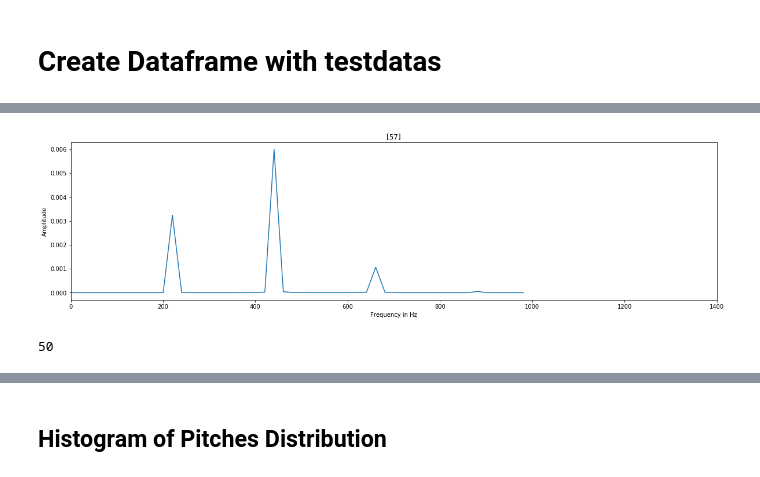
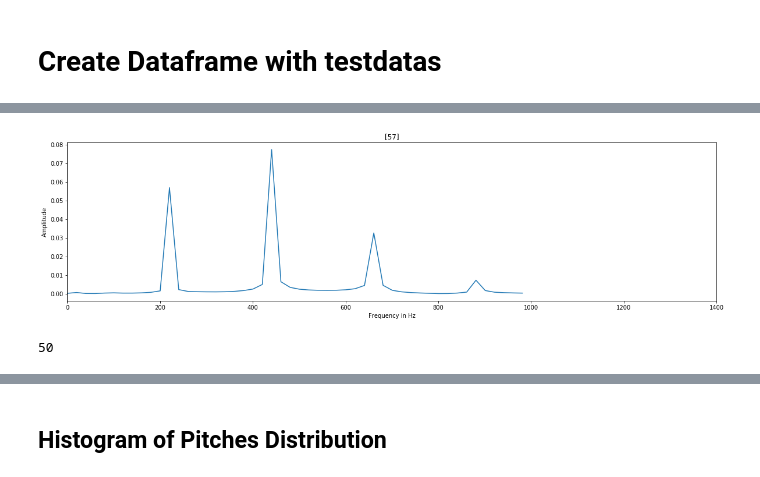
Before and after one commit to deiruch/AMt, a Jupyter notebook: AMt.ipynb, the cells around one changed output, grey strips where cells are left out. Saved outputs shown, nothing was run; the diff lists cells and outputs as text; code cells hidden in the pictures.

```diff
--- a/AMt.ipynb
+++ b/AMt.ipynb
@@ -146,6 +374,19 @@ def norm_vec(vector):
 - alle werte von fft quadrieren + summe bilden -> darf nicht mehr als 1 geben!
 # %%
 def read_xml_to_df(path, df_cols, offset_sec, duration_sec, sampl_fac):
+    """ Converts an xml file to a dataframe.
+
+    Args:
+        path(str): The path where the xml is located
+        df_cols(list): A list of strings which the dataframe should contain of.
+        offset_sec(float): The onset where the signal starts.
+        duration_sec(float): The duration of the signal
+        sampl_fac(int): A number n where it lowers the sample datapoints to 1/n
+
+    Returns:
+        df(data frame): The converted xml file as a dataframe.
+
+    """
     dataset = re.search(r'dataset.*\b', path).group(0)
     path_xml = path + "annotation"
     path_wav = path + "audio"
@@ -188,7 +429,7 @@ def read_xml_to_df(path, df_cols, offset_sec, duration_sec, sampl_fac):
 
                             # Calc FFT
                             #freq, fourier = new_fft(data_down, rate_down)
-                            freq, fourier = new_fft(date_snip, rate_snip)
+                            freq, fourier = new_fft(data_snip, rate_snip)
 
                         elif elem == 'amplitude':
                             event_data.append(fourier[:50])
@@ -373,12 +586,0 @@ print(norm2)
-# %%
-x_vec = []
-for vector in range(len(df_test.amplitude)):
-    vect = normalise(df_test.amplitude[vector])
-
-    x_vec.append(vect)
-df_test['norm_amp'] = x_vec
-
-    #df_test['new_norm_amp'] = normalise(df_test.amplitude[vector])
-#n1=normalise(df_test.amplitude[0])
-#print(np.all(n1 == norm2))
-# thresholding vec_pred
@@ -416,4 +586,0 @@ df_test
-# %%
-df_test['square_amplitude'] = np.square(df_test.amplitude)
-# %%
-df_test['square_norm_amp'] = np.square(df_test.norm_amp)
@@ -436,9 +587,9 @@ df_test
 # %%
 pitch = 36
-plot_freq_domain(df_test.frequency[pitch], df_test.square_amplitude[pitch], df_test.pitch[pitch])
+plot_freq_domain(df_test.frequency[pitch], df_test.amplitude[pitch], df_test.pitch[pitch])
 len(df_test.amplitude[pitch])
 # %% [output]
-[figure, old version]
+[figure, new version]
 50
 # %%
 # drop duplicate in df_ref
```
Also changed, not shown: parts of 49 cells of this notebook, 1 other file.
